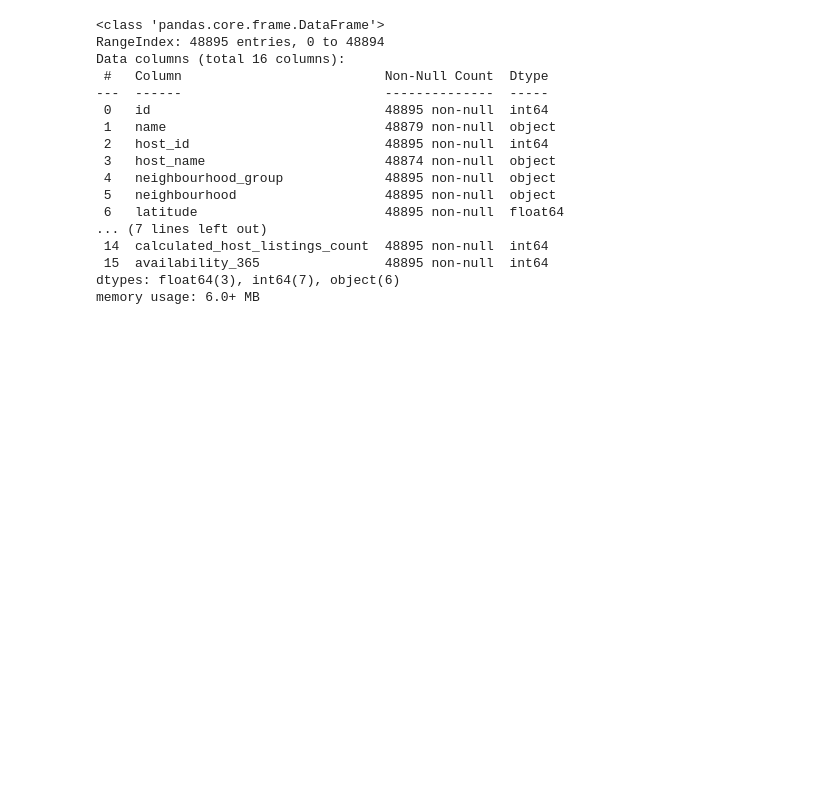
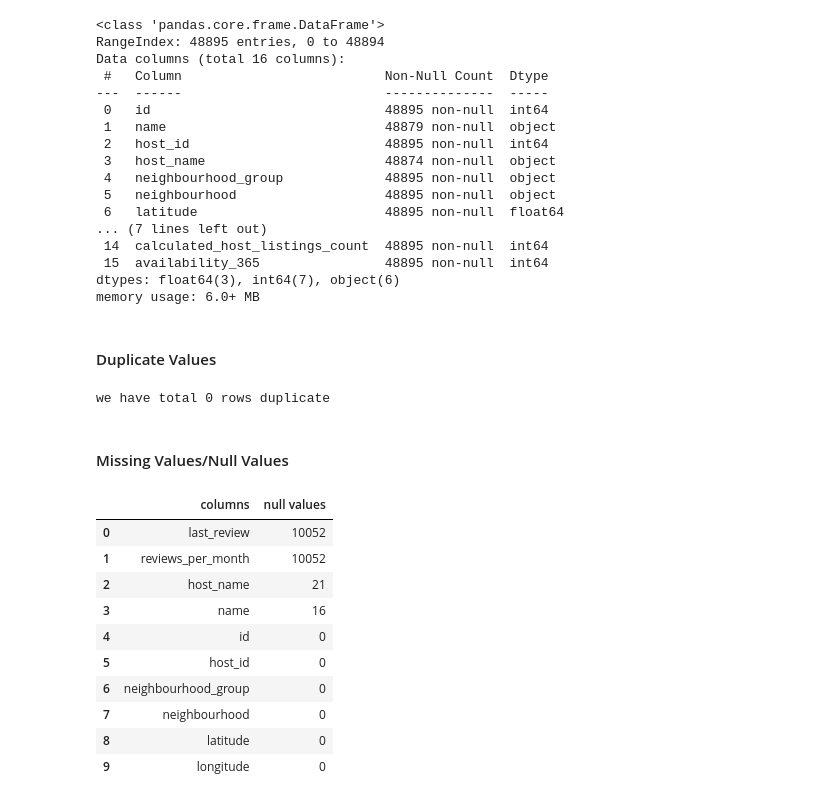
Before and after one commit to Kashifletslearn/EDA-of-Airbnb-Hotel-Booking, a Jupyter notebook: EDA_of_Airbnb_Hotel_Booking.ipynb, the cells around one changed output. Saved outputs shown, nothing was run; the diff lists cells and outputs as text; code cells hidden in the pictures; blank space fills up the shorter version.

```diff
--- a/EDA_of_Airbnb_Hotel_Booking.ipynb
+++ b/EDA_of_Airbnb_Hotel_Booking.ipynb
@@ -125,3 +125,28 @@ Data columns (total 16 columns):
  15  availability_365                48895 non-null  int64
 dtypes: float64(3), int64(7), object(6)
 memory usage: 6.0+ MB
+# %% [markdown]
+#### Duplicate Values
+# %%
+# Dataset Duplicate Value Count
+no_duplicate_rows=df[df.duplicated()].shape[0]
+print(f'we have total {no_duplicate_rows} rows duplicate')
+# %% [output]
+we have total 0 rows duplicate
+# %% [markdown]
+#### Missing Values/Null Values
+# %%
+# Missing Values/Null Values Count
+df.isnull().sum().sort_values(ascending=False)[:10].reset_index().rename(columns={"index" : 'columns' , 0 : "null values"})
+# %% [output]
+|  | columns | null values |
+| 0 | last_review | 10052 |
+| 1 | reviews_per_month | 10052 |
+| 2 | host_name | 21 |
+| 3 | name | 16 |
+| 4 | id | 0 |
+| 5 | host_id | 0 |
+| 6 | neighbourhood_group | 0 |
+| 7 | neighbourhood | 0 |
+| 8 | latitude | 0 |
+| 9 | longitude | 0 |
```
Also changed, not shown: parts of 1 cell of this notebook.
